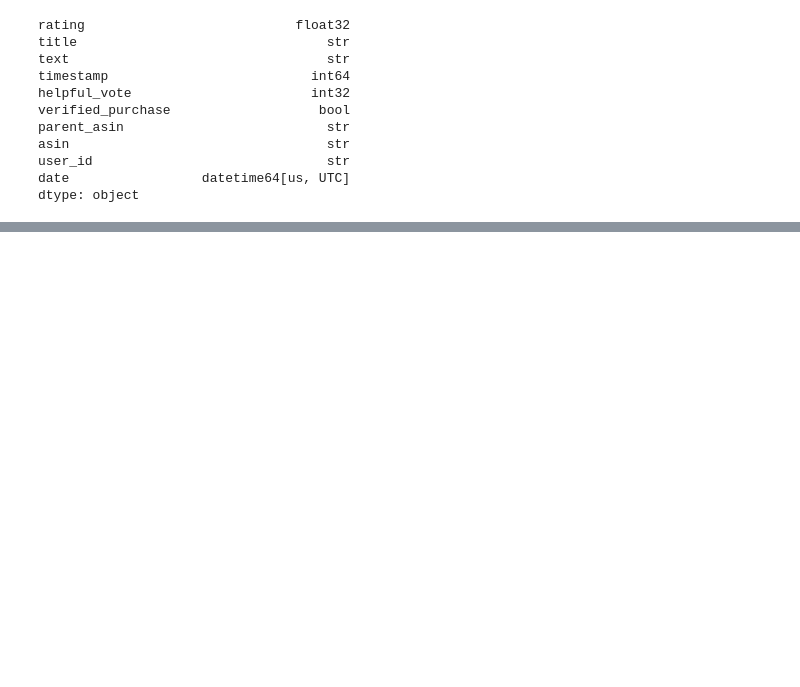
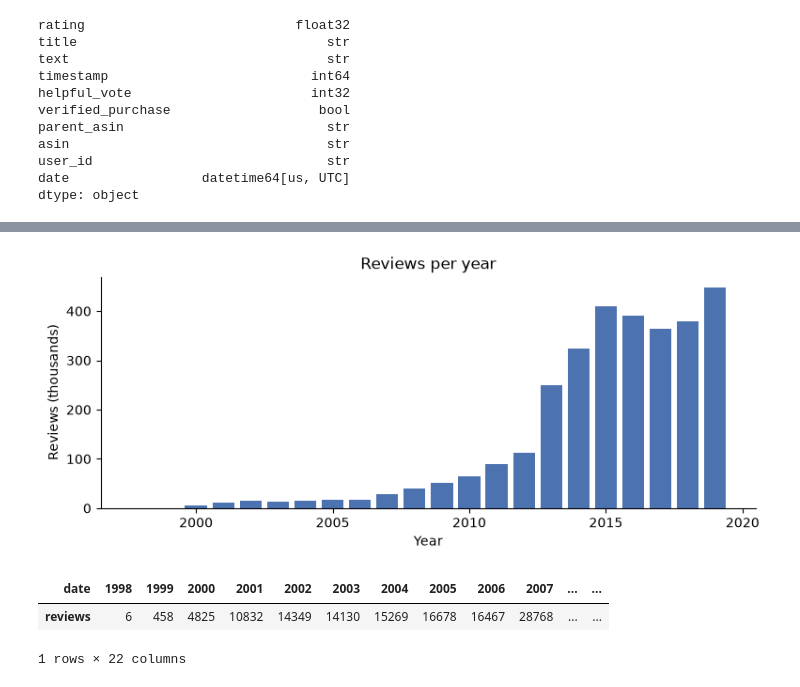
Before and after one commit to Virtuozs/MLOps2-pertemuan1-sentiment-classification, a Jupyter notebook: notebook.ipynb, the cells around one changed output, grey strips where cells are left out. Cells and saved outputs as stored; diff of their text form; code cells hidden in the pictures; blank space fills up the shorter version.

```diff
--- a/notebook.ipynb
+++ b/notebook.ipynb
@@ -44,6 +44,7 @@ import platform
 import sys
 from pathlib import Path
 
+import matplotlib.pyplot as plt
 import numpy as np
 import pandas as pd
 import pyarrow as pa
@@ -65,8 +66,8 @@ CUTOFF_MS = int(CUTOFF.timestamp() * 1000)
 
 DATA_DIR.mkdir(exist_ok=True)
 MODEL_DIR.mkdir(exist_ok=True)
+plt.rcParams.update({'figure.dpi': 100, 'axes.spines.top': False, 'axes.spines.right': False})
 pd.set_option('display.max_colwidth', 100)
-pd.set_option('display.float_format', '{:,.4f}'.format)
 
 print('python', platform.python_version(), '| pandas', pd.__version__,
       '| numpy', np.__version__, '| pyarrow', pa.__version__, '| scikit-learn', sklearn.__version__)
@@ -235,0 +453,14 @@ dtype: object
+# %%
+year_counts = df['date'].dt.year.value_counts().sort_index()
+fig, ax = plt.subplots(figsize=(9, 3.2))
+ax.bar(year_counts.index, year_counts.values / 1e3, color='#4C72B0')
+ax.set_xlabel('Year')
+ax.set_ylabel('Reviews (thousands)')
+ax.set_title('Reviews per year')
+plt.show()
+year_counts.to_frame('reviews').T
+# %% [output]
+[figure, added]
+| date | 1998 | 1999 | 2000 | 2001 | 2002 | 2003 | 2004 | 2005 | 2006 | 2007 | ... | ... |
+| reviews | 6 | 458 | 4825 | 10832 | 14349 | 14130 | 15269 | 16678 | 16467 | 28768 | ... | ... |
+1 rows × 22 columns
```
Also changed, not shown: parts of 42 cells of this notebook.
